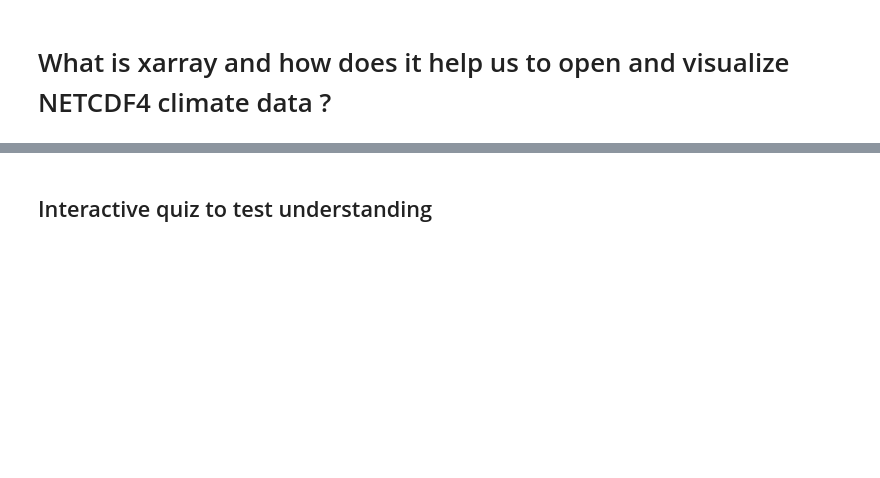
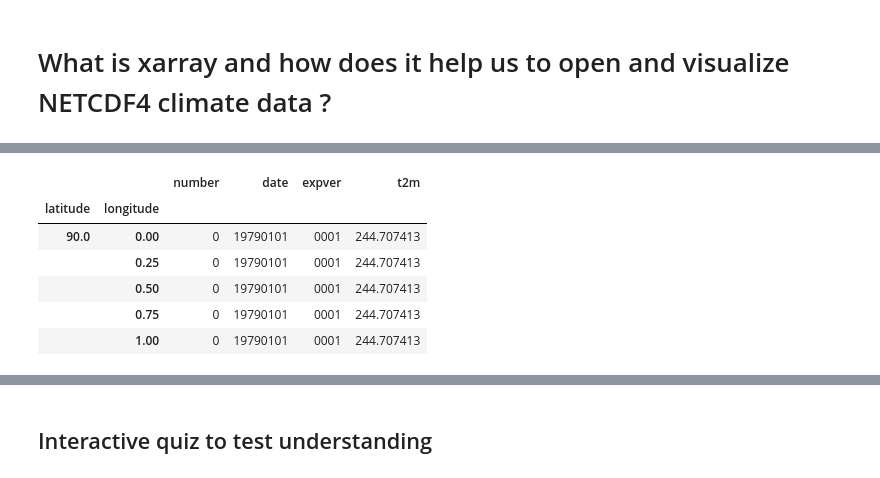
Before and after one commit to PHI-Case-Studies/2024-Climate-Heat-Stress, a Jupyter notebook: NB01-Introduction-Background-Data-Management.ipynb, the cells around one changed output, grey strips where cells are left out. Saved outputs shown, nothing was run; the diff lists cells and outputs as text; code cells hidden in the pictures; blank space fills up the shorter version.

```diff
--- a/NB01-Introduction-Background-Data-Management.ipynb
+++ b/NB01-Introduction-Background-Data-Management.ipynb
@@ -351 +296,14 @@ fetch_era5_temperature()  # Fetch data from CDS
+# %%
+# Display basic information about the dataset
+# data.info()
+# Display some sample data
+data.isel(date=0).to_dataframe().head()
+# %% [output]
+|  |  | number | date | expver | t2m |
+| latitude | longitude |  |  |  |  |
+| 90.0 | 0.00 | 0 | 19790101 | 0001 | 244.707413 |
+|  | 0.25 | 0 | 19790101 | 0001 | 244.707413 |
+|  | 0.50 | 0 | 19790101 | 0001 | 244.707413 |
+|  | 0.75 | 0 | 19790101 | 0001 | 244.707413 |
+|  | 1.00 | 0 | 19790101 | 0001 | 244.707413 |
 # %% [markdown]
```
Also changed, not shown: parts of 57 cells of this notebook.
